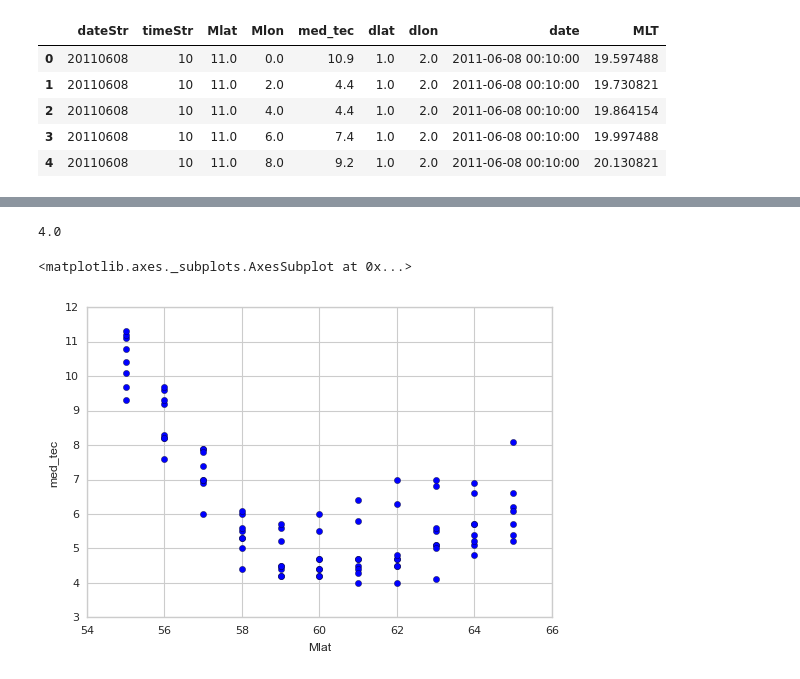
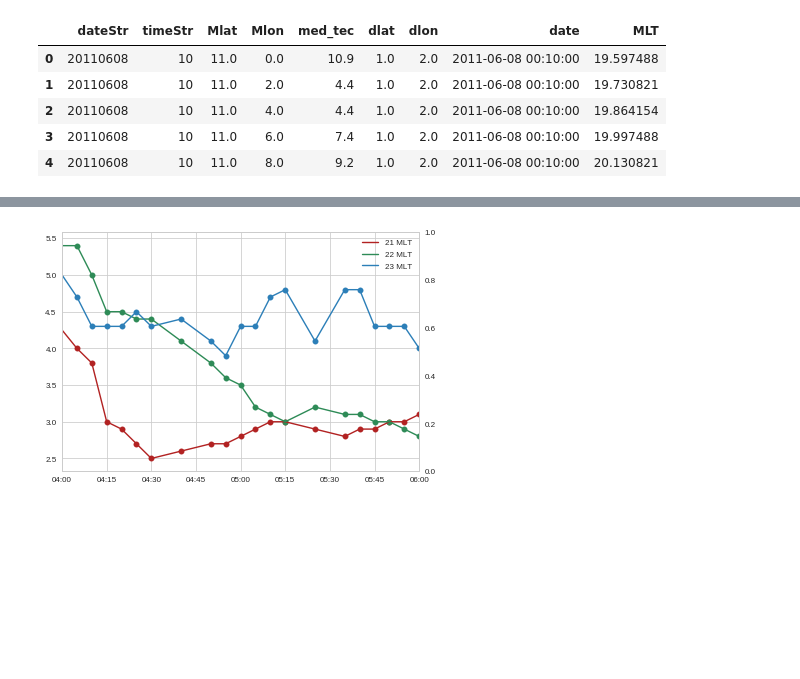
Before and after one commit to bharatreddy/scwsaps, a Jupyter notebook: ipy/tec_scw_20110608.ipynb, the cells around one changed output, grey strips where cells are left out. Cells and saved outputs as stored; diff of their text form; code cells hidden in the pictures; blank space fills up the shorter version.

```diff
--- a/ipy/tec_scw_20110608.ipynb
+++ b/ipy/tec_scw_20110608.ipynb
@@ -203,14 +257,35 @@ sns.pointplot( x="date", y="min_tec", hue="MLTrnd", data=selMinDF, ax=ax )
-# %%
-medFiltTECDF["MLTRnd"] = medFiltTECDF["MLT"].round()
-xx = medFiltTECDF[ (medFiltTECDF["date"] == timeStart + datetime.timedelta(minutes=5)) &\
-                  (medFiltTECDF["MLTRnd"] == 21) &\
-                  (medFiltTECDF["Mlat"] <= 65) &\
-                       (medFiltTECDF["Mlat"] >= 55)]
-xx["med_tec"].min()
-# %% [output]
-4.0
-# %%
-xx.plot( x="Mlat", y="med_tec", kind="scatter" )
-# %% [output]
-<matplotlib.axes._subplots.AxesSubplot at 0x...>
-[figure, removed]
+# %%
+selMLTs = [21, 22, 23]
+sns.set_style("whitegrid")
+sns.set_context("paper")
+colList = [ "firebrick", "seagreen", "#2c7fb8" ]
+
+fig = plt.figure()
+ax = fig.add_subplot(111)
+
+ax2 = ax.twinx()
+
+for nm, mm in enumerate(selMLTs):
+    selTECDF = trghMinDF[ (trghMinDF["date"] >= timeStart) &\
+                        (trghMinDF["date"] <= timeEnd)  &\
+                       (trghMinDF["MLTrnd"] == mm) ]
+    if mm > 12.:
+        normM = mm -24.
+    else:
+        normM = mm
+    selVelDF = fitsDF[ fitsDF["mltSAPS"] == normM ]
+    # plot TEC Min
+    ax.plot( selTECDF["date"].values, selTECDF["min_tec"].values, color=colList[nm], label=str(mm) + " MLT" )
+    ax.scatter( selTECDF["date"].values, selTECDF["min_tec"].values, color=colList[nm])
+    # plot VELS
+#     ax2.plot( selVelDF["date"].values, selVelDF["velSAPS"].values, color=colList[nm] )
+#     ax2.scatter( selVelDF["date"].values, selVelDF["velSAPS"].values, color=colList[nm], marker="*" )
+
+ax.legend()
+ax.get_xaxis().set_major_formatter(DateFormatter('%H:%M'))
+ax2.grid('off')
+
+ax.set_xlim( [timeStart + datetime.timedelta(minutes=5), timeEnd] )
+fig.savefig( "../plots/tec-min-ts" + eventDate.strftime("%Y%m%d") + ".pdf",bbox_inches='tight' )
+# %% [output]
+[figure, added]
```
Also changed, not shown: parts of 8 cells of this notebook, 6 other files.
